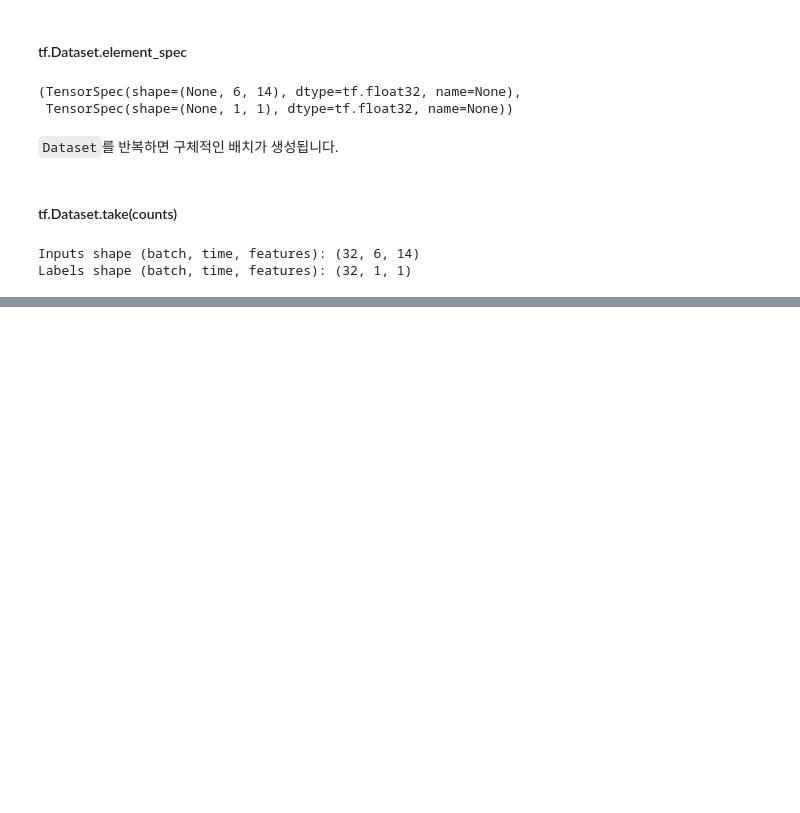
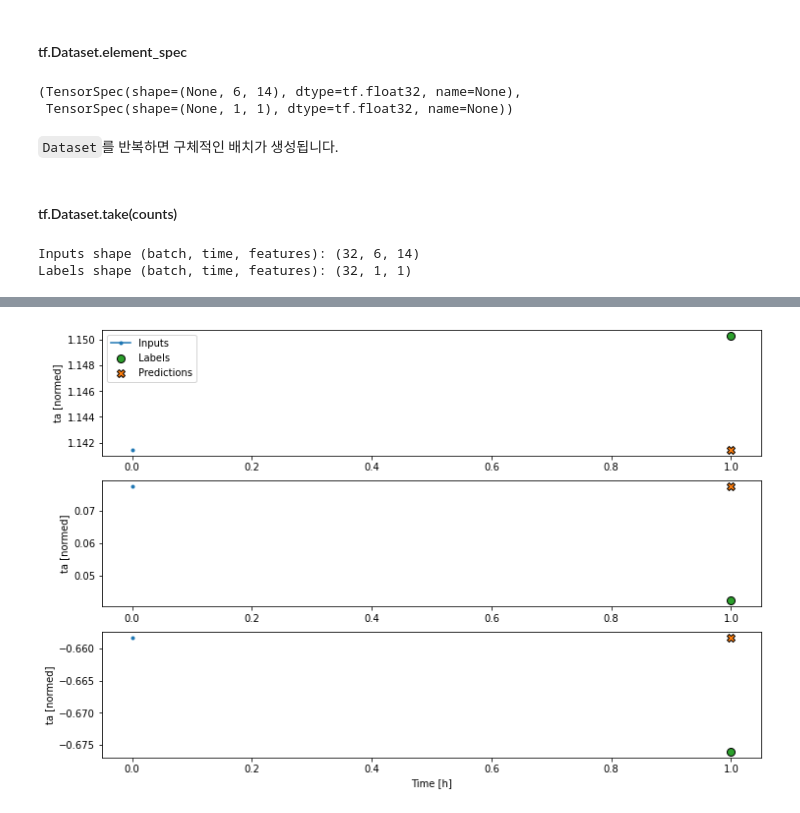
Before and after one commit to jongphago/dnn_architecture, a Jupyter notebook: timeseries/my_timeseries.ipynb, the cells around one changed output, grey strips where cells are left out. Cells and saved outputs as stored; diff of their text form; code cells hidden in the pictures; blank space fills up the shorter version.

Commit message:
Sigle step model

```diff
--- a/timeseries/my_timeseries.ipynb
+++ b/timeseries/my_timeseries.ipynb
@@ -387,7 +391,7 @@ np.arange(w1.total_window_size)[w1.labels_slice]
 # %%
 w2.example = example_inputs, example_labels
 # %%
-def plot(self, model=None, plot_col='T (degC)', max_subplots=3):
+def plot(self, model=None, plot_col='ta', max_subplots=3):
   inputs, labels = self.example
   plt.figure(figsize=(12, 8))
   plot_col_index = self.column_indices[plot_col]
@@ -541,0 +556,5 @@ Labels shape (batch, time, features): (32, 1, 1)
+# %%
+single_step_window = WindowGenerator(
+    input_width=1, label_width=1, shift=1,
+    label_columns=['ta'])
+single_step_window
@@ -541,0 +583,21 @@ Labels shape (batch, time, features): (32, 1, 1)
+# %%
+class Baseline(tf.keras.Model):
+    def __init__(self, label_index=None):
+        super().__init__()
+        self.label_index = label_index
+
+    def call(self, inputs):
+        if self.label_index is None:
+            return inputs
+        result = inputs[:, :, self.label_index]
+        return result[:, :, tf.newaxis]
+# %%
+baseline = Baseline(label_index=column_indices['ta'])
+
+baseline.compile(loss=tf.losses.MeanSquaredError(),
+                 metrics=[tf.metrics.MeanAbsoluteError()])
+
+val_performance = {}
+performance = {}
+val_performance['Baseline'] = baseline.evaluate(single_step_window.val)
+performance['Baseline'] = baseline.evaluate(single_step_window.test, verbose=0)
@@ -541,0 +606,4 @@ Labels shape (batch, time, features): (32, 1, 1)
+# %%
+single_step_window.plot(baseline)
+# %% [output]
+[figure, added]
```
Also changed, not shown: parts of 84 cells of this notebook.
